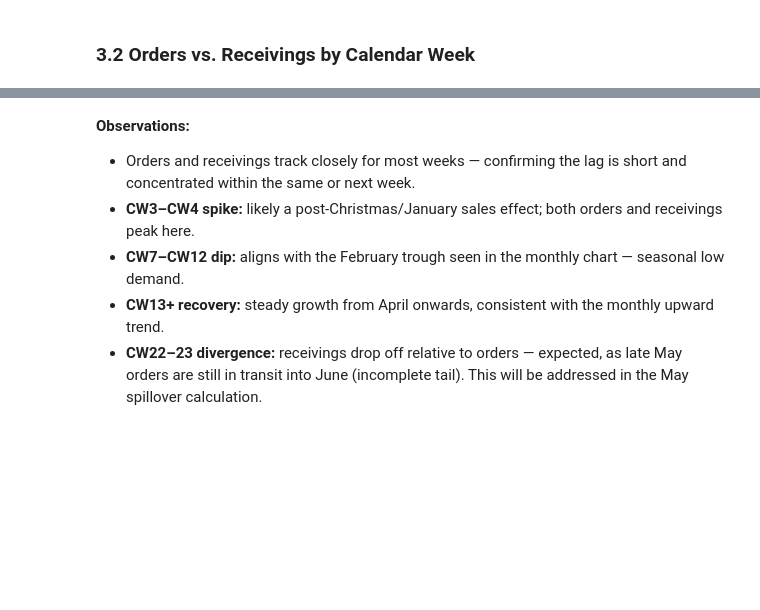
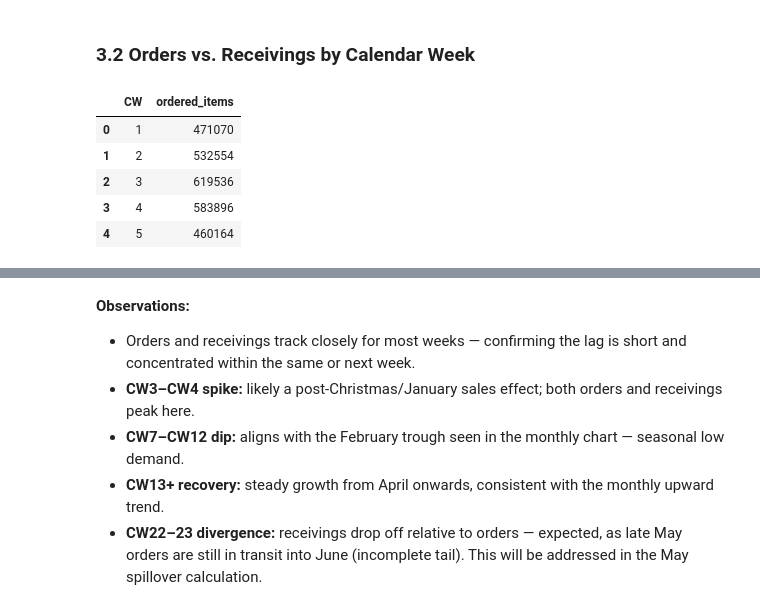
Before and after one commit to traha-89/zalando_fcst_case_study, a Jupyter notebook: analysis.ipynb, the cells around one changed output, grey strips where cells are left out. Drawn from its saved outputs; the diff is of its cells as text; code cells hidden in the pictures; blank space fills up the shorter version.

```diff
--- a/analysis.ipynb
+++ b/analysis.ipynb
@@ -539,3 +539,18 @@ plt.show()
 - The trendline slope is modestly understated due to the February trough pulling it down; the Apr–May momentum is stronger than the line suggests.
 # %% [markdown]
 ### 3.2 Orders vs. Receivings by Calendar Week
+# %%
+# Orders by CW — derived inline from date_order
+orders_by_cw = (
+    hist.groupby(hist["date_order"].dt.isocalendar().week.astype(int))["items"]
+    .sum().reset_index()
+)
+orders_by_cw.columns = ["CW", "ordered_items"]
+orders_by_cw.head()
+# %% [output]
+|  | CW | ordered_items |
+| 0 | 1 | 471070 |
+| 1 | 2 | 532554 |
+| 2 | 3 | 619536 |
+| 3 | 4 | 583896 |
+| 4 | 5 | 460164 |
```
Also changed, not shown: parts of 2 cells of this notebook.
